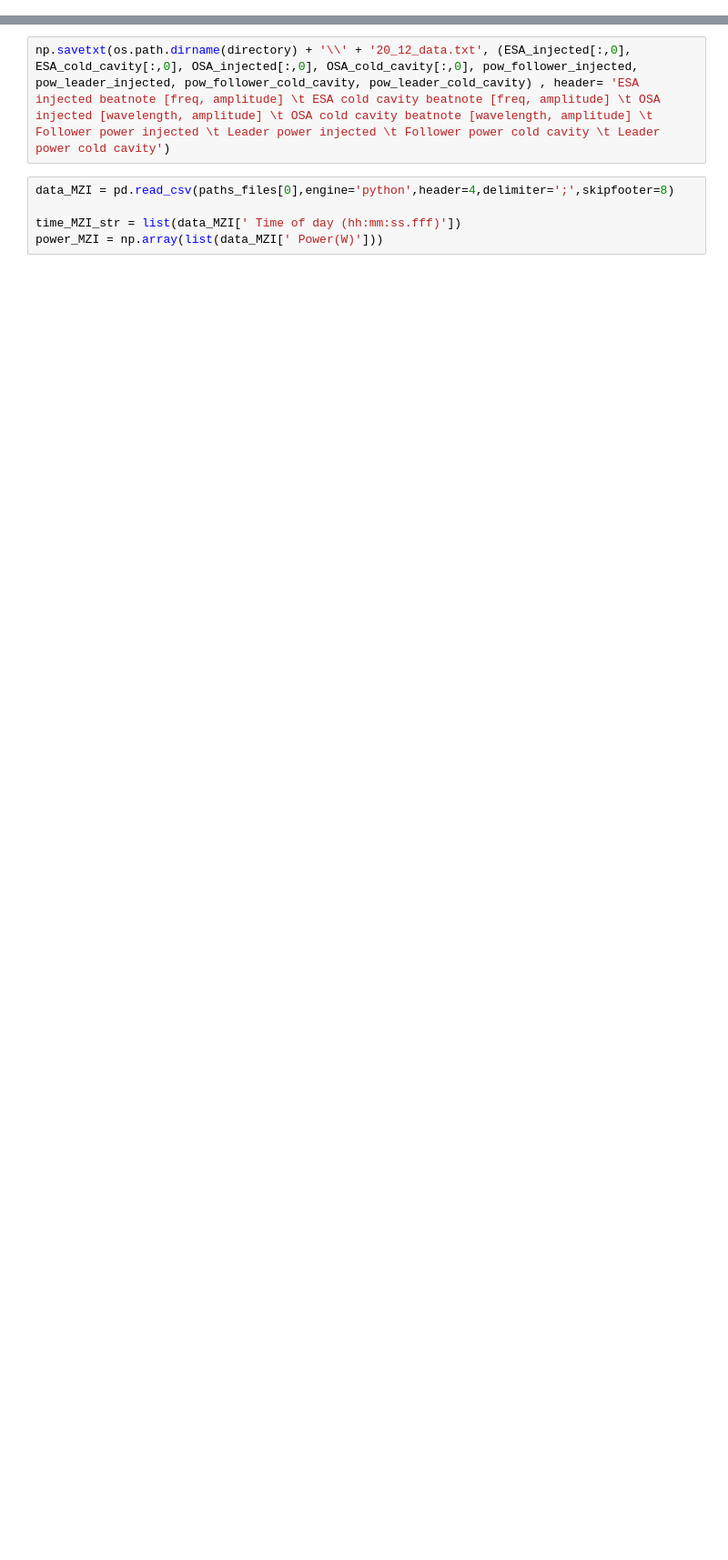
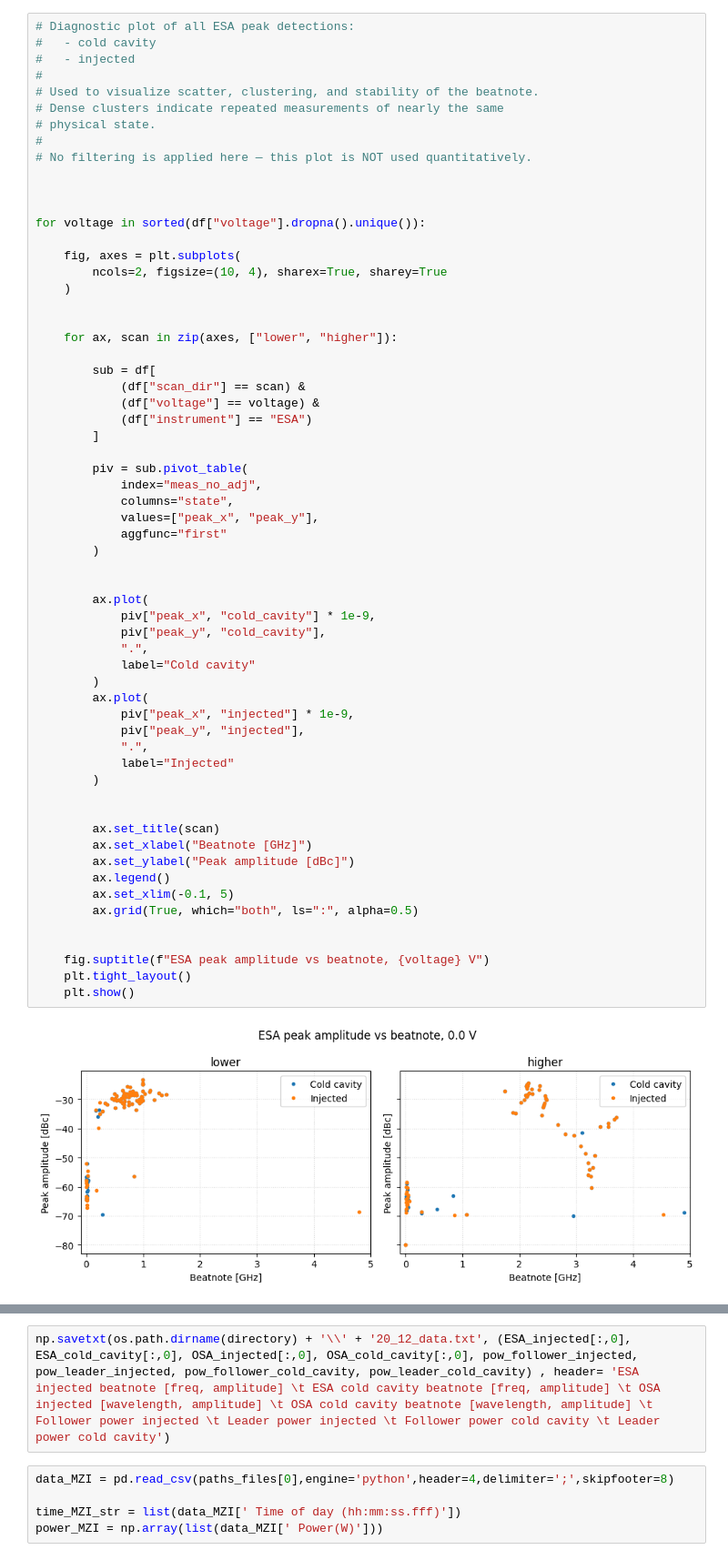
Before and after one commit to auphotonicLab/PICLab-narrow-linewidth, a Jupyter notebook: LEF/Linewidth_enhancement_factor.ipynb, the cells around one changed output, grey strips where cells are left out. Shown at 91% size. Cells and saved outputs as stored; diff of their text form; blank space fills up the shorter version.

```diff
--- a/LEF/Linewidth_enhancement_factor.ipynb
+++ b/LEF/Linewidth_enhancement_factor.ipynb
@@ -285,0 +329,63 @@ array([1549.7  , 1549.7  , 1549.7  , 1549.698, 1549.7  ])
+# %%
+# Diagnostic plot of all ESA peak detections:
+#   - cold cavity
+#   - injected
+#
+# Used to visualize scatter, clustering, and stability of the beatnote.
+# Dense clusters indicate repeated measurements of nearly the same
+# physical state.
+#
+# No filtering is applied here — this plot is NOT used quantitatively.
+
+
+
+for voltage in sorted(df["voltage"].dropna().unique()):
+
+    fig, axes = plt.subplots(
+        ncols=2, figsize=(10, 4), sharex=True, sharey=True
+    )
+
+
+    for ax, scan in zip(axes, ["lower", "higher"]):
+
+        sub = df[
+            (df["scan_dir"] == scan) &
+            (df["voltage"] == voltage) &
+            (df["instrument"] == "ESA")
+        ]
+
+        piv = sub.pivot_table(
+            index="meas_no_adj",
+            columns="state",
+            values=["peak_x", "peak_y"],
+            aggfunc="first"
+        )
+
+
+        ax.plot(
+            piv["peak_x", "cold_cavity"] * 1e-9,
+            piv["peak_y", "cold_cavity"],
+            ".",
+            label="Cold cavity"
+        )
+        ax.plot(
+            piv["peak_x", "injected"] * 1e-9,
+            piv["peak_y", "injected"],
+            ".",
+            label="Injected"
+        )
+
+
+        ax.set_title(scan)
+        ax.set_xlabel("Beatnote [GHz]")
+        ax.set_ylabel("Peak amplitude [dBc]")
+        ax.legend()
+        ax.set_xlim(-0.1, 5)
+        ax.grid(True, which="both", ls=":", alpha=0.5)
+
+
+    fig.suptitle(f"ESA peak amplitude vs beatnote, {voltage} V")
+    plt.tight_layout()
+    plt.show()
+# %% [output]
+[figure, added]
```
Also changed, not shown: parts of 29 cells of this notebook, 4 other files.
